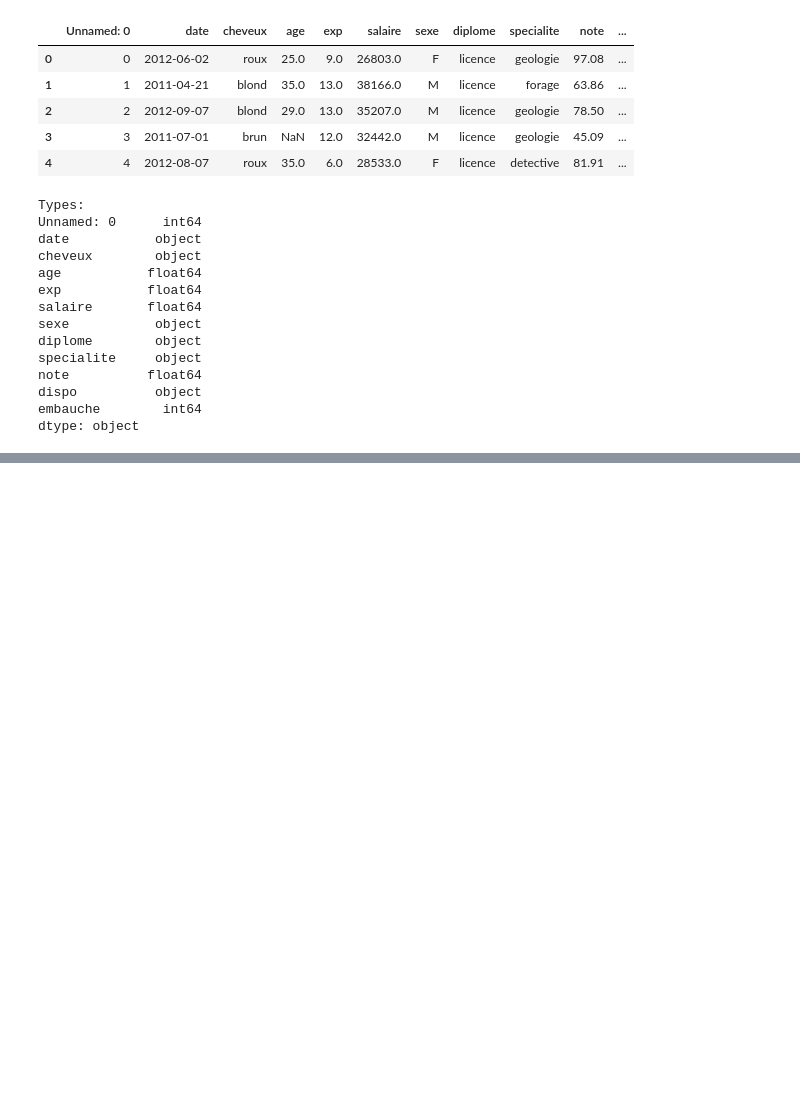
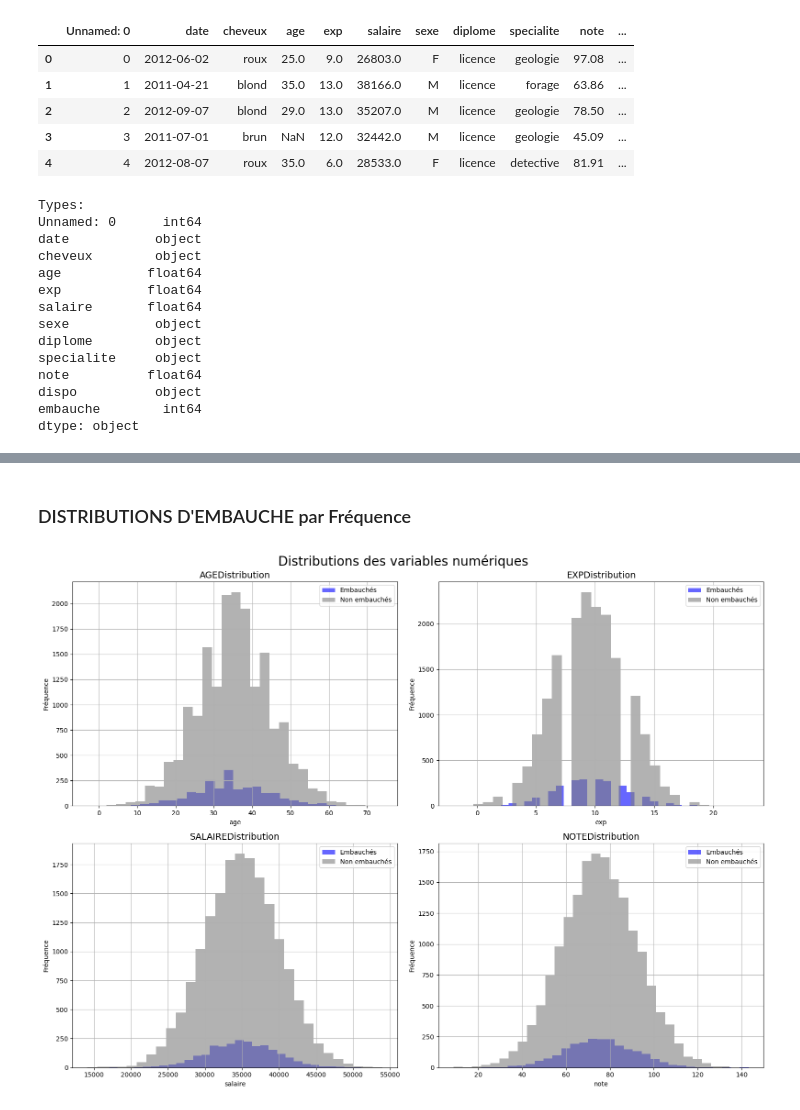
Before and after one commit to sana582/Ace-DS-Interviews---Case-Study, a Jupyter notebook: analyse.ipynb, the cells around one changed output, grey strips where cells are left out. Drawn from its saved outputs; the diff is of its cells as text; code cells hidden in the pictures; blank space fills up the shorter version.

```diff
--- a/analyse.ipynb
+++ b/analyse.ipynb
@@ -44,0 +106,43 @@ dtype: object
+# %% [markdown]
+### DISTRIBUTIONS D'EMBAUCHE par Fréquence
+# %%
+# Création des graphiques
+fig, axes = plt.subplots(2, 2, figsize=(16, 12))
+fig.suptitle("Distributions des variables numériques", fontsize=20)
+# Liste des variables a afficher
+variables = ["age", "exp", "salaire", "note"]
+
+for i in range(len(variables)):
+    var = variables[i]
+    ax = axes[i // 2][i % 2]
+
+    #les personnes embauchées
+    df[df["embauche"] == 1][var].hist(
+        bins=30,
+        color="blue",
+        alpha=0.6,
+        ax=ax,
+        label="Embauchés"
+    )
+
+    #les personnes non embauchées
+    df[df["embauche"] == 0][var].hist(
+        bins=30,
+        color="gray",
+        alpha=0.6,
+        ax=ax,
+        label="Non embauchés"
+    )
+
+    # Titres+labels
+    ax.set_title(var.upper() + "Distribution", fontsize=14)
+    ax.set_xlabel(var)
+    ax.set_ylabel("Fréquence")
+    ax.legend()
+    ax.grid(True)
+
+#affichage
+plt.tight_layout()
+plt.show()
+# %% [output]
+[figure, added]
```
Also changed, not shown: parts of 19 cells of this notebook, 1 other file.
